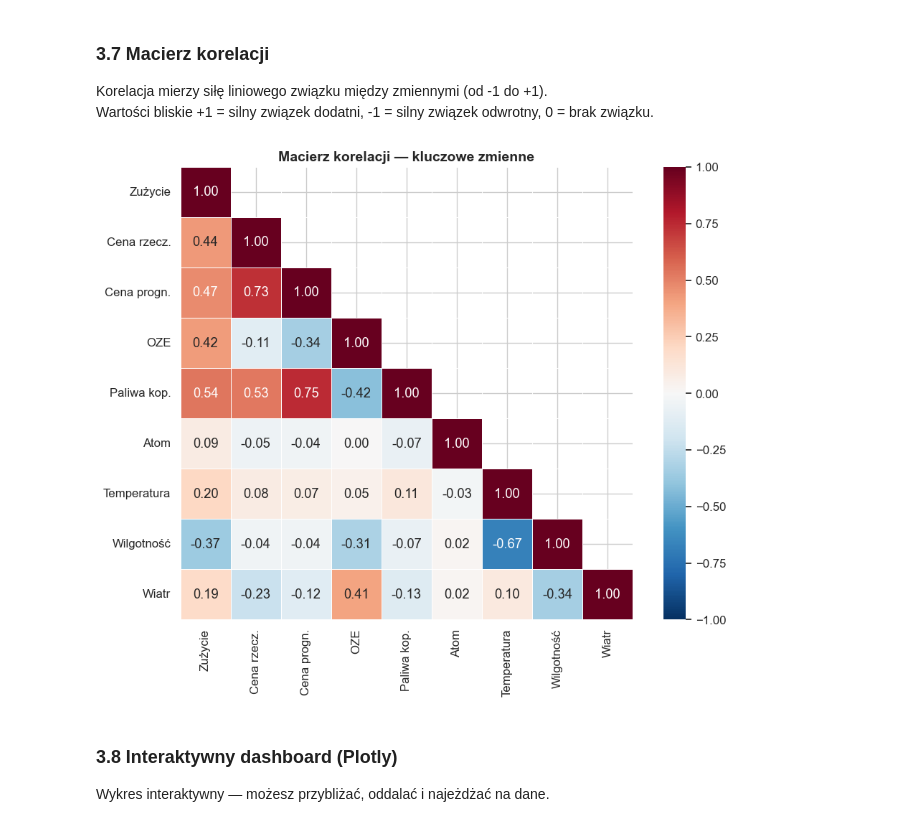
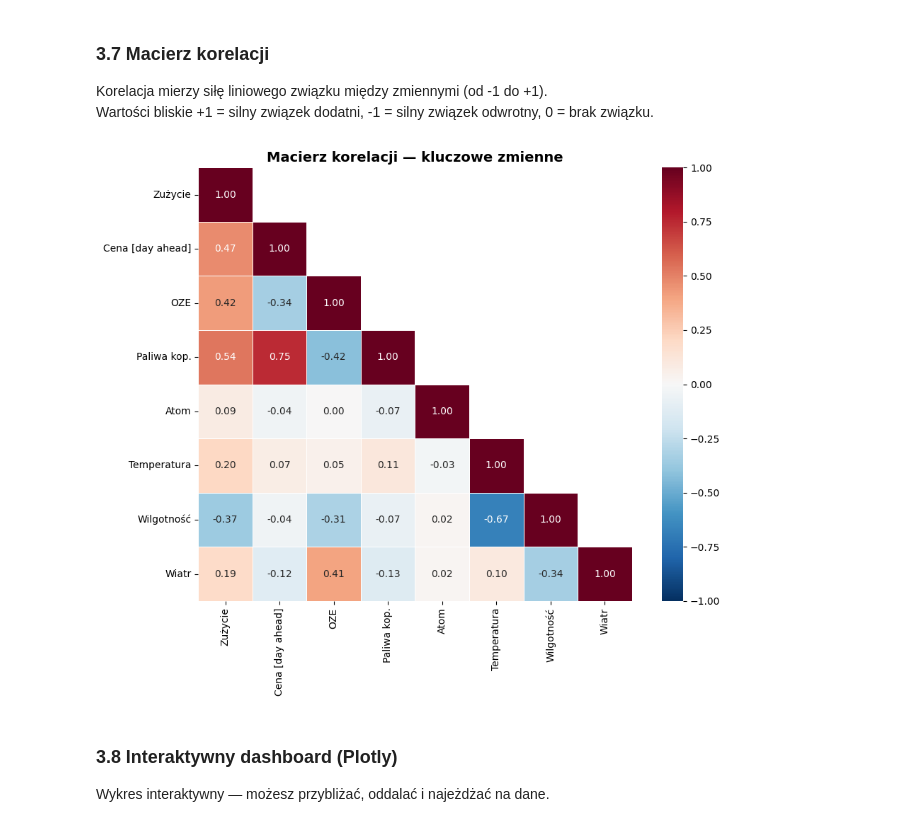
Before and after one commit to BartoszBugla/prognoza-zapotrzebowania-na-energie, a Jupyter notebook: analiza.ipynb, the cells around one changed output. Drawn from its saved outputs; the diff is of its cells as text; code cells hidden in the pictures.

```diff
--- a/analiza.ipynb
+++ b/analiza.ipynb
@@ -381,29 +426,29 @@ Korelacja mierzy siłę liniowego związku między zmiennymi (od -1 do +1).
 Wartości bliskie +1 = silny związek dodatni, -1 = silny związek odwrotny, 0 = brak związku.
 # %%
 corr_cols = [
-    "total load actual", "price actual", "price day ahead",
+    "total load actual", "price day ahead",
     "generacja_oze", "generacja_paliwa", "generation nuclear",
     "temperatura_sr", "wilgotnosc", "predkosc_wiatru",
 ]
 corr_labels = [
-    "Zużycie", "Cena rzecz.", "Cena progn.",
+    "Zużycie", "Cena [day ahead]",
     "OZE", "Paliwa kop.", "Atom",
     "Temperatura", "Wilgotność", "Wiatr",
 ]
 
 corr_matrix = df[corr_cols].corr()
 corr_matrix.index = corr_labels
 corr_matrix.columns = corr_labels
 
 fig, ax = plt.subplots(figsize=(10, 8))
 mask = np.triu(np.ones_like(corr_matrix, dtype=bool), k=1)
 sns.heatmap(corr_matrix, mask=mask, annot=True, fmt=".2f", cmap="RdBu_r",
             center=0, vmin=-1, vmax=1, square=True, linewidths=0.5, ax=ax)
 ax.set_title("Macierz korelacji — kluczowe zmienne", fontsize=14, fontweight="bold")
 plt.tight_layout()
 plt.show()
 # %% [output]
-[figure, old version]
+[figure, new version]
 # %% [markdown]
 ### 3.8 Interaktywny dashboard (Plotly)
 
```
Also changed, not shown: parts of 24 cells of this notebook, 10 other files.
